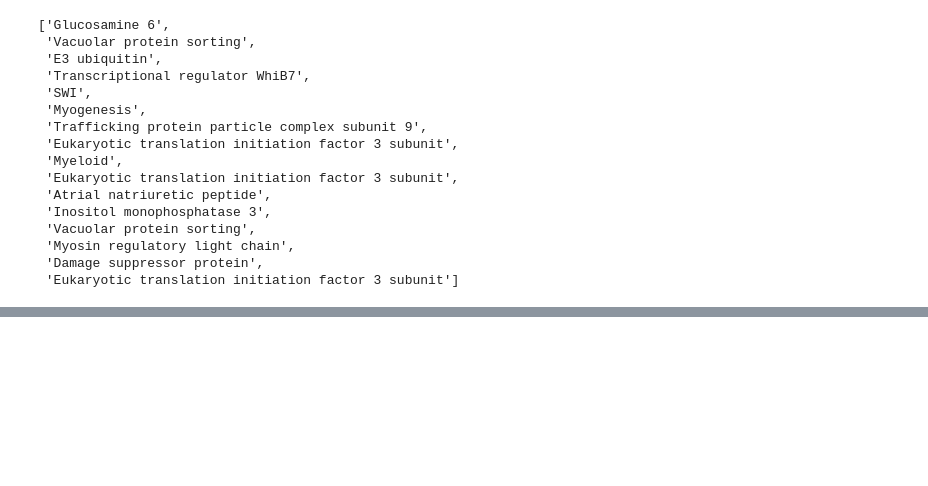
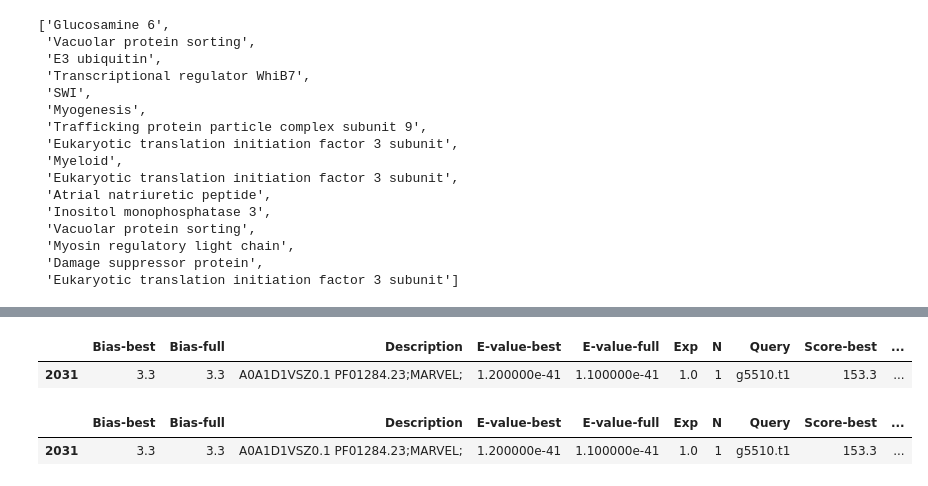
Before and after one commit to artemkondyukov/bioinf_workshop, a Jupyter notebook: notebooks/Task #4.ipynb, the cells around one changed output, grey strips where cells are left out. Cells and saved outputs as stored; diff of their text form; code cells hidden in the pictures; blank space fills up the shorter version.

```diff
--- a/notebooks/Task #4.ipynb
+++ b/notebooks/Task #4.ipynb
@@ -375,0 +463,10 @@ infos
+# %%
+significant.drop_duplicates("DomainName")
+# %% [output]
+|  | Bias-best | Bias-full | Description | E-value-best | E-value-full | Exp | N | Query | Score-best | ... |
+| 2031 | 3.3 | 3.3 | A0A1D1VSZ0.1 PF01284.23;MARVEL; | 1.200000e-41 | 1.100000e-41 | 1.0 | 1 | g5510.t1 | 153.3 | ... |
+# %%
+g[1].iloc[0:1, :]
+# %% [output]
+|  | Bias-best | Bias-full | Description | E-value-best | E-value-full | Exp | N | Query | Score-best | ... |
+| 2031 | 3.3 | 3.3 | A0A1D1VSZ0.1 PF01284.23;MARVEL; | 1.200000e-41 | 1.100000e-41 | 1.0 | 1 | g5510.t1 | 153.3 | ... |
```
Also changed, not shown: parts of 17 cells of this notebook.
